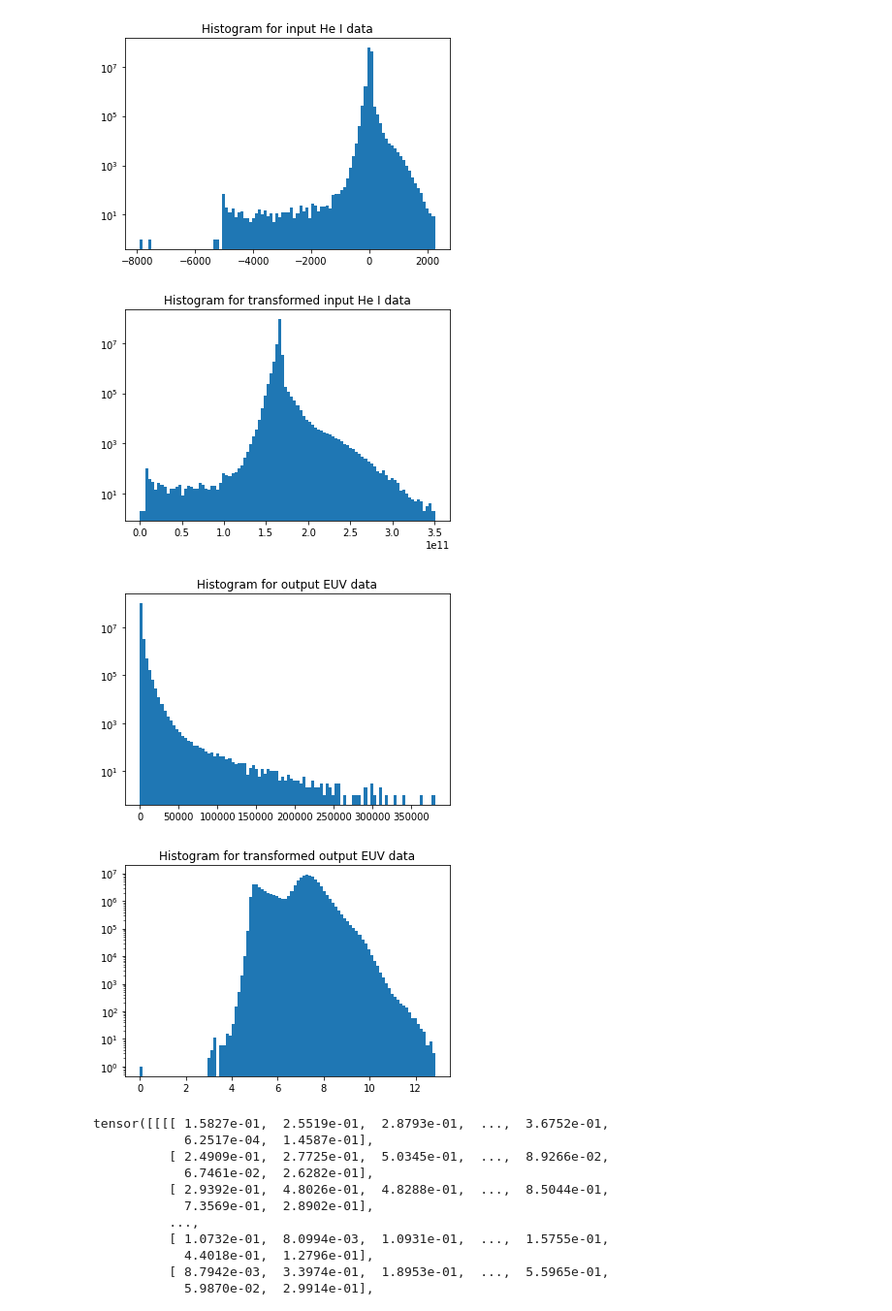
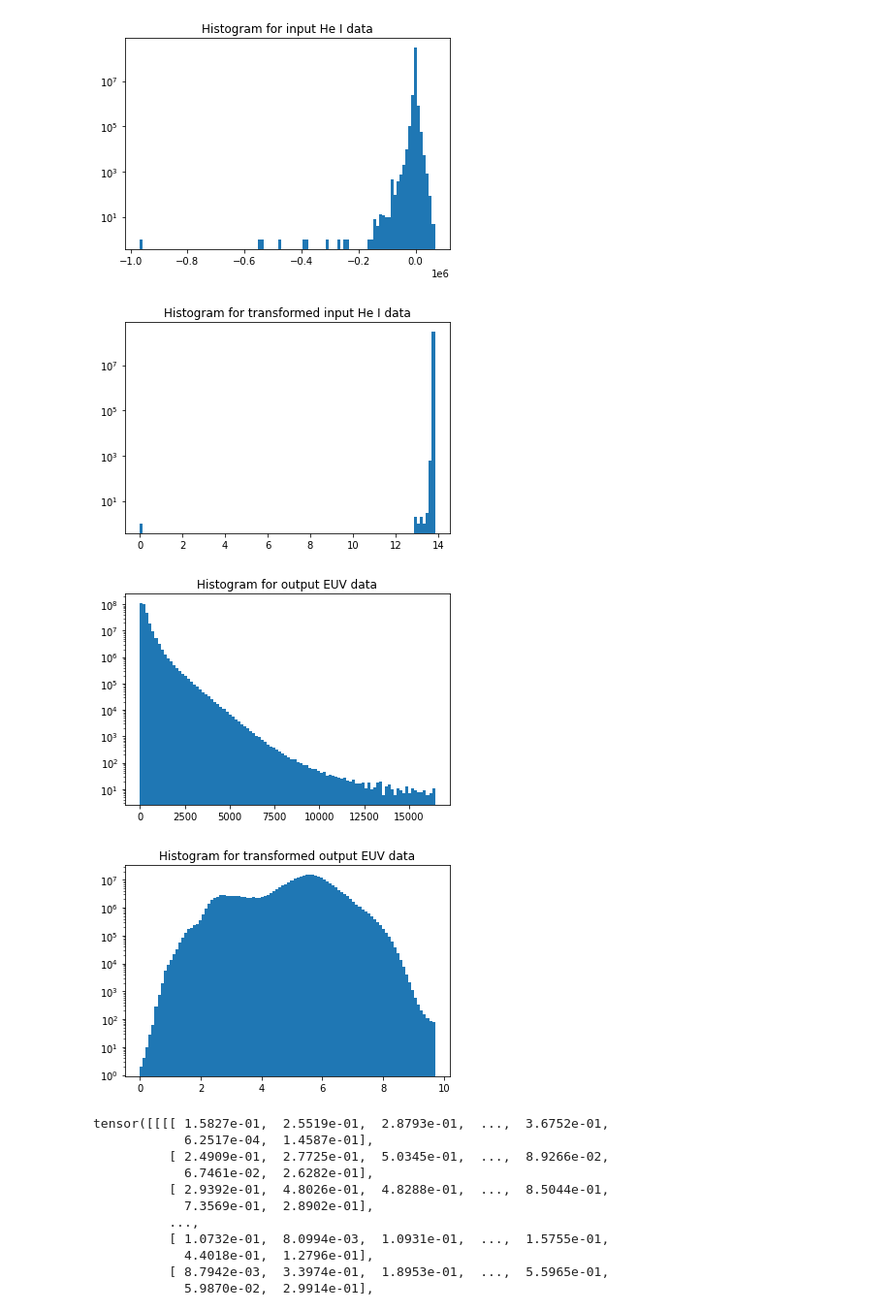
Before and after one commit to Pineci/sun-net, a Jupyter notebook: notebooks/test_dataloader.ipynb, the cells around one changed output. Shown at 97% size. Cells and saved outputs as stored; diff of their text form; code cells hidden in the pictures.

```diff
--- a/notebooks/test_dataloader.ipynb
+++ b/notebooks/test_dataloader.ipynb
@@ -18,27 +219,34 @@ print(dl.x_data.shape)
+# %%
+#print(np.std(dl.x_data))
+dl = SunImageDataset(correct_sensor_data=True, in_types=['ew'], out_types=['0171'])
+#print(dl.shape)
+#print(dl.y_data.shape)
+#print(dl.dates_data.shape)
 # %%
-x_arr = np.array(dl.x_data)[:400].reshape(-1)
-y_arr = np.array(dl.y_data)[:400].reshape(-1)
+sample = dl[range(400)]
+x_arr = sample['in'].reshape(-1)
+y_arr = sample['out'].reshape(-1)
 # %%
 from scipy import stats
 
-transformed_x_arr = stats.boxcox(x_arr - np.min(x_arr)+1, 3)
+transformed_x_arr = np.log(x_arr - np.min(x_arr)+1)
 plt.hist(x_arr, bins=100)
 plt.title("Histogram for input He I data")
 plt.yscale('log', nonposy='clip')
 plt.show()
 plt.hist(transformed_x_arr, bins=100)
 plt.title("Histogram for transformed input He I data")
 plt.yscale('log', nonposy='clip')
 plt.show()
 #Transform is not really necessary
 # %% [output]
-[figure, old version]
+[figure, new version]
-[figure, old version]
+[figure, new version]
 # %%
 from scipy import stats
 
 
-transformed_y_arr = stats.boxcox(y_arr - np.min(y_arr) + 1, 0)
+transformed_y_arr = np.log(y_arr - np.min(y_arr) + 1)
 plt.hist(y_arr, bins=100)
 plt.yscale('log', nonposy='clip')
 plt.title("Histogram for output EUV data")
@@ -48,8 +256,8 @@ plt.yscale('log', nonposy='clip')
 plt.title("Histogram for transformed output EUV data")
 plt.show()
 # %% [output]
-[figure, old version]
+[figure, new version]
-[figure, old version]
+[figure, new version]
 # %%
 dl.y_tensor
 # %% [output]
```
Also changed, not shown: parts of 11 cells of this notebook, 9 other files.
